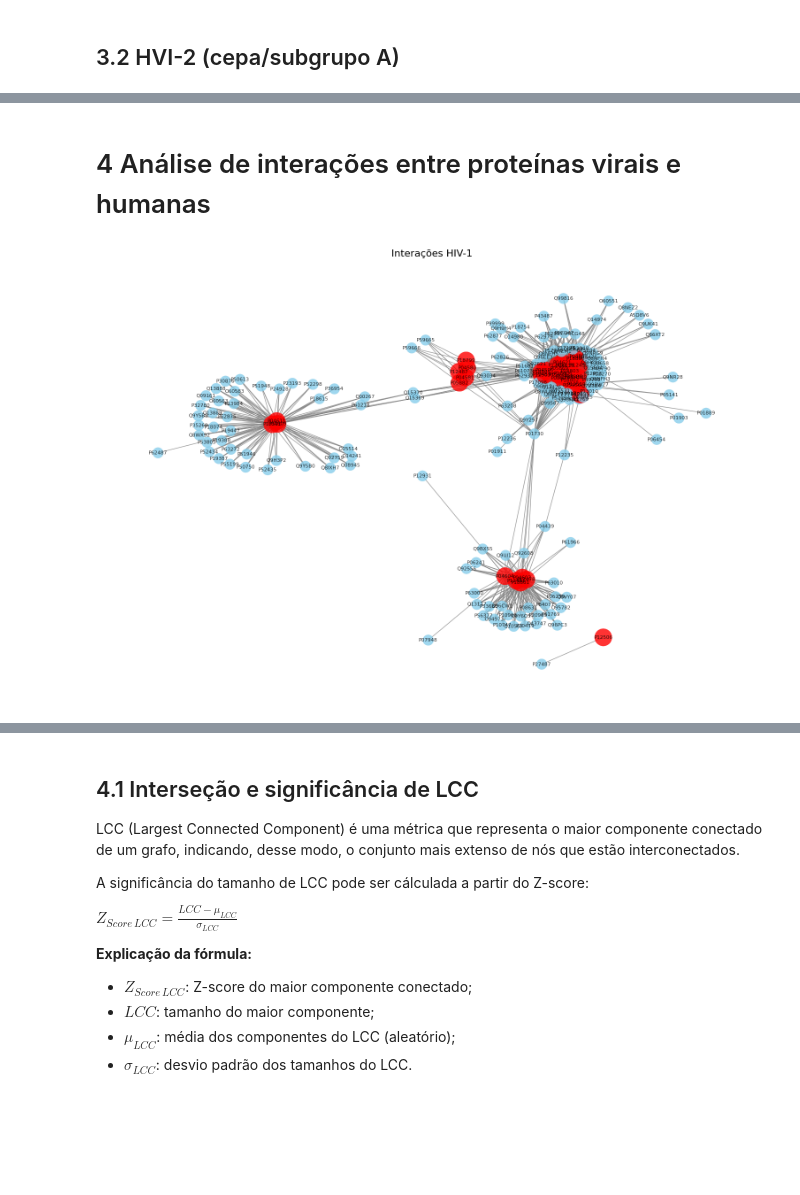
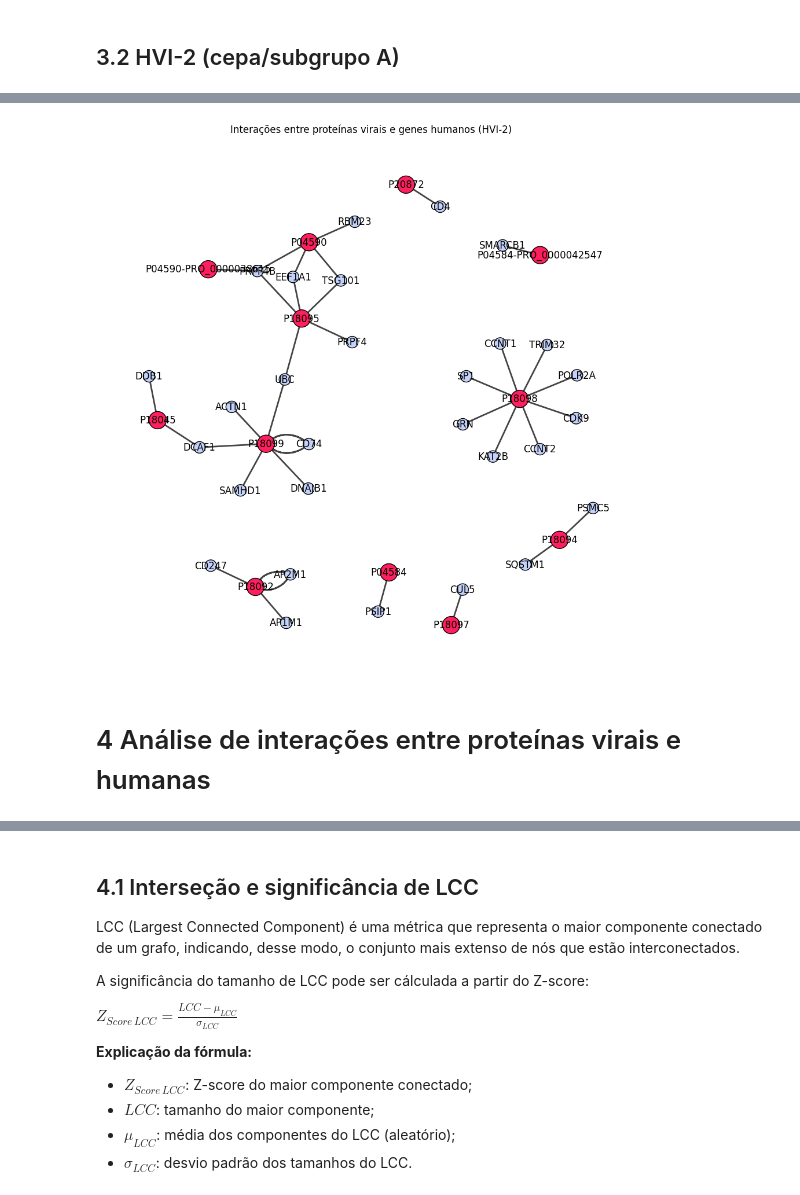
Before and after one commit to strawndri/ic-drug-repurposing, a Jupyter notebook: notebook.ipynb, the cells around one changed output, grey strips where cells are left out. Saved outputs shown, nothing was run; the diff lists cells and outputs as text; code cells hidden in the pictures; blank space fills up the shorter version.

```diff
--- a/notebook.ipynb
+++ b/notebook.ipynb
@@ -166,2 +211,6 @@ ppi_hiv2A.head()
+# %%
+plot_gene_protein_graph(ppi_hiv2A, 'Uniprot_virus', 'Human_GeneSymbol', 'Interações entre proteínas virais e genes humanos (HVI-2)')
+# %% [output]
+[figure, added]
 # %% [markdown]
 # 4 Análise de interações entre proteínas virais e humanas
@@ -174,4 +216,0 @@ viral_nodes_hiv2 = set(ppi_hiv2A['Uniprot_virus'].dropna().unique())
-# %%
-plot_graph(hiv1_graph, 'Interações HIV-1', viral_nodes_hiv1)
-# %% [output]
-[figure, removed]
```
Also changed, not shown: parts of 24 cells of this notebook.
